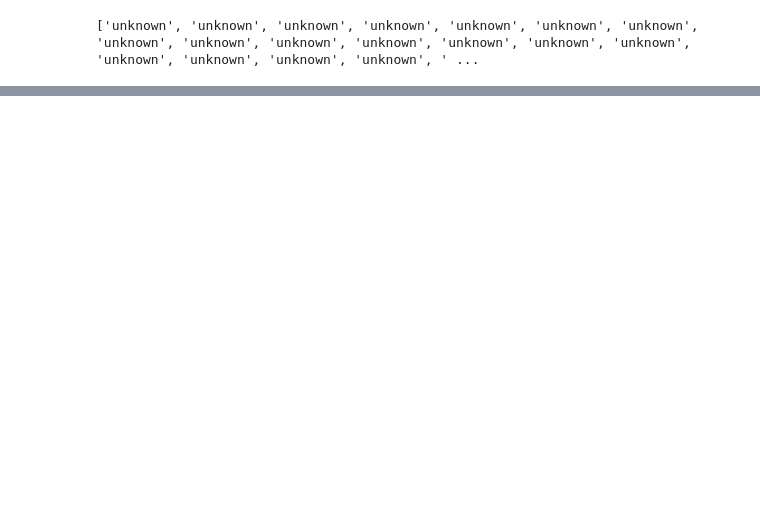
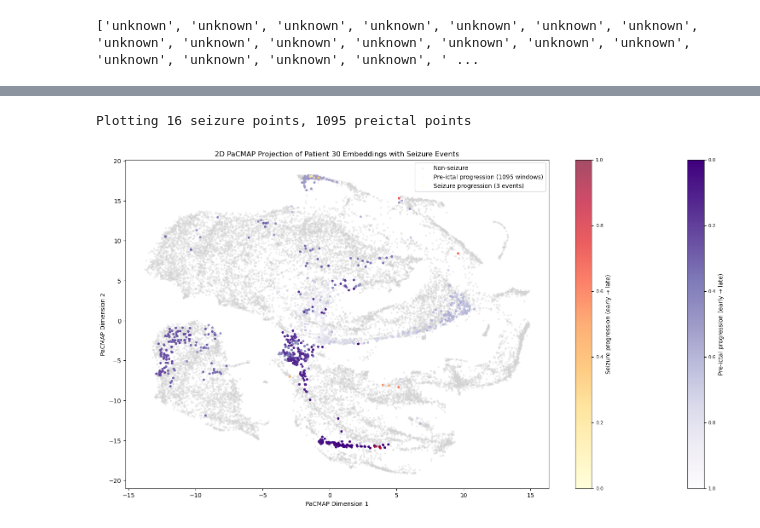
Before and after one commit to brunohml/BrainStateModeling, a Jupyter notebook: plot_space.ipynb, the cells around one changed output, grey strips where cells are left out. Saved outputs shown, nothing was run; the diff lists cells and outputs as text; code cells hidden in the pictures; blank space fills up the shorter version.

```diff
--- a/plot_space.ipynb
+++ b/plot_space.ipynb
@@ -379,3 +385,66 @@ NameError: name 'np' is not defined
+# %%
+# Plot results
+plt.figure(figsize=(20,10))
+
+# Plot non-seizure points in grey first
+plt.scatter(manifold_2d[~(seizure_mask | preictal_mask | postictal_mask),0],
+           manifold_2d[~(seizure_mask | preictal_mask | postictal_mask),1],
+           c='lightgray', alpha=0.3, s=5, label='Non-seizure')
+
+# Get indices of preictal points
+preictal_indices = np.where(preictal_mask)[0]
+
+# Get indices of postictal points
+postictal_indices = np.where(postictal_mask)[0]
+
+# Get indices of seizure points
+seizure_indices = np.where(seizure_mask)[0]
+
+# Plot preictal points with blue-purple gradient
+if len(preictal_indices) > 0:
+    # Create normalized values between 0 and 1 for the preictal points
+    preictal_norm_values = np.linspace(0, 1, len(preictal_indices))
+
+    # Plot preictal points with color gradient
+    preictal_scatter = plt.scatter(manifold_2d[preictal_indices,0],
+                                 manifold_2d[preictal_indices,1],
+                                 c=1-preictal_norm_values, cmap='Purples_r',
+                                 label=f'Pre-ictal progression ({len(preictal_indices)} windows)',
+                                 alpha=1.0, s=10)
+
+    # Add colorbar for preictal
+    preictal_cbar = plt.colorbar(preictal_scatter)  # half thickness
+    preictal_cbar.ax.invert_yaxis() # flip colorbar
+    preictal_cbar.ax.tick_params(labelsize=8)  # smaller tick font
+    preictal_cbar.set_label('Pre-ictal progression (early → late)')  # smaller label font
+
+
+# Create color gradient for seizure progression
+if len(seizure_indices) > 0:
+    # Create normalized values between 0 and 1 for the seizure points
+    norm_values = np.linspace(0, 1, len(seizure_indices))
+
+    # Plot seizure points with color gradient
+    scatter = plt.scatter(manifold_2d[seizure_indices,0], manifold_2d[seizure_indices,1],
+                         c=norm_values, cmap='YlOrRd',
+                         label=f'Seizure progression ({len(patient_seizures)} events)',
+                         alpha=0.7, s=10)
+
+    # Add colorbar
+    cbar = plt.colorbar(scatter)  # half thickness
+    cbar.ax.tick_params(labelsize=8)  # smaller tick font
+    cbar.set_label('Seizure progression (early → late)')  # smaller label font
+
+print(f"Plotting {len(seizure_indices)} seizure points, {len(preictal_indices)} preictal points")
+
+plt.title(f'2D PaCMAP Projection of Patient {patient_id} Embeddings with Seizure Events')
+plt.xlabel('PaCMAP Dimension 1')
+plt.ylabel('PaCMAP Dimension 2')
+plt.legend()
+plt.savefig(f'figures/preictal_4hr_Epat{patient_id}.svg', format='svg', bbox_inches='tight')
+# %% [output]
+Plotting 16 seizure points, 1095 preictal points
+[figure, added]
 # %%
 # Plot results
 plt.figure(figsize=(15,10))
```
Also changed, not shown: parts of 11 cells of this notebook, 1 other file.
